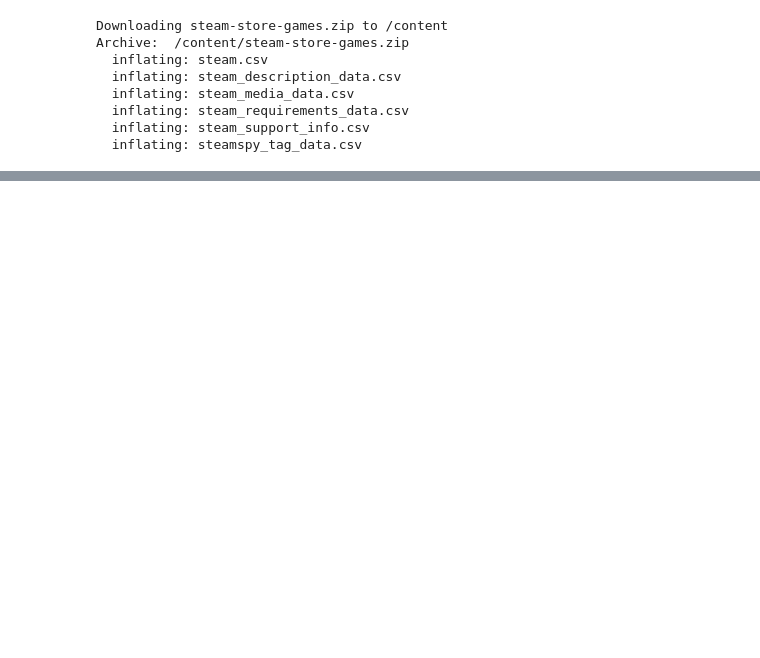
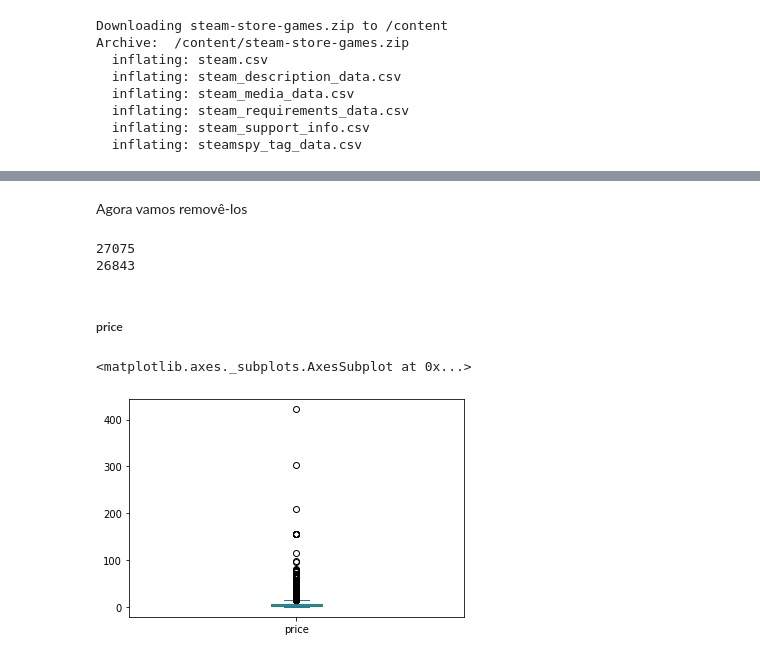
Before and after one commit to vxima/CienciaDeDados, a Jupyter notebook: SteamGames.ipynb, the cells around one changed output, grey strips where cells are left out. Saved outputs shown, nothing was run; the diff lists cells and outputs as text; code cells hidden in the pictures; blank space fills up the shorter version.

```diff
--- a/SteamGames.ipynb
+++ b/SteamGames.ipynb
@@ -98,0 +998,18 @@ Index(['appid', 'name', 'release_date', 'english', 'developer', 'publisher',
+# %% [markdown]
+Agora vamos removê-los
+# %%
+print(len(steam_uni_bi))
+steam_uni_bi = steam_uni_bi[(steam_uni_bi['achievements_log'] > (q1-1.5*iqr)) & (steam_uni_bi['achievements_log'] < (q3+1.1*iqr))]
+print(len(steam_uni_bi))
+# %% [output]
+27075
+26843
+# %%
+steam_uni_bi = steam_uni_bi.drop('achievements_log', axis=1)
+# %% [markdown]
+##### price
+# %%
+steam_uni_bi['price'].plot.box()
+# %% [output]
+<matplotlib.axes._subplots.AxesSubplot at 0x...>
+[figure, added]
```
Also changed, not shown: parts of 238 cells of this notebook.
